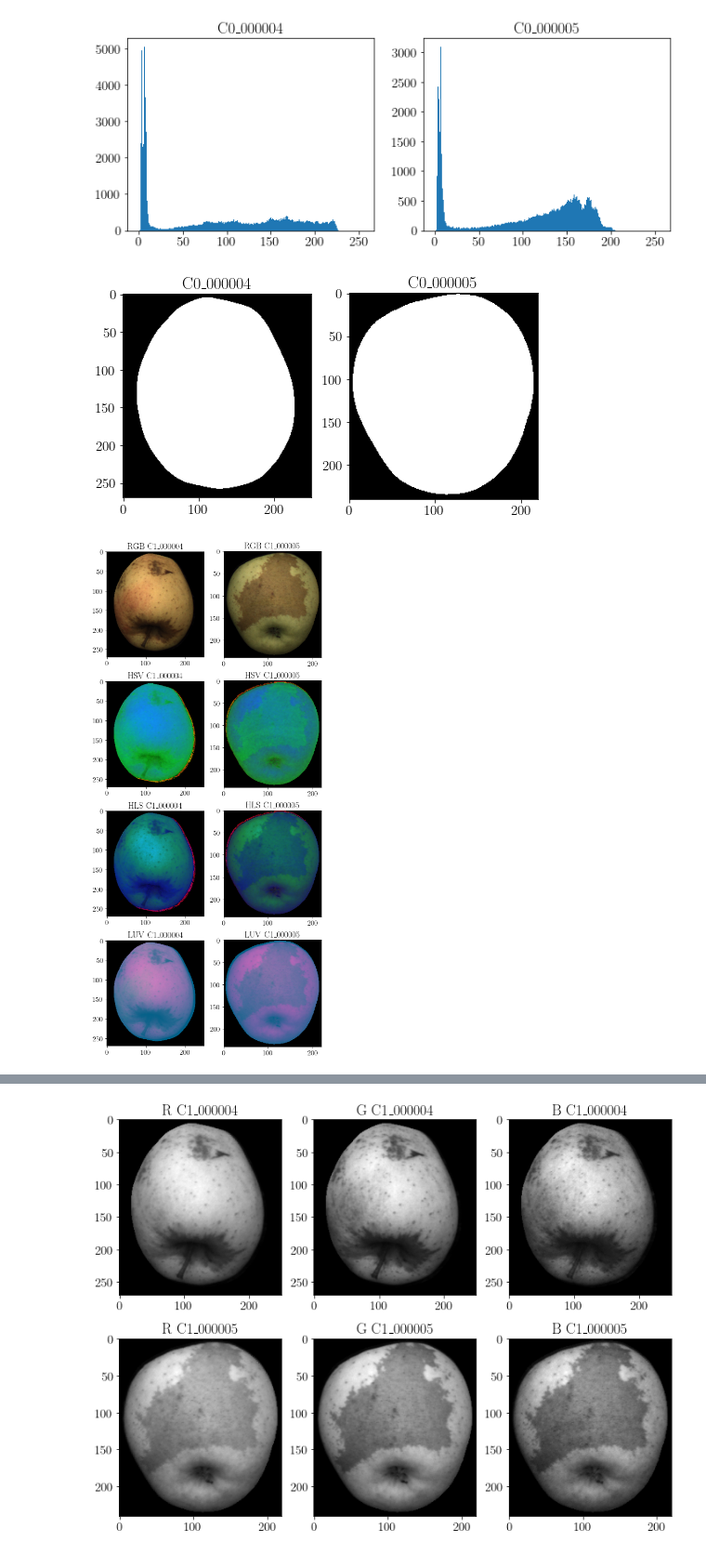
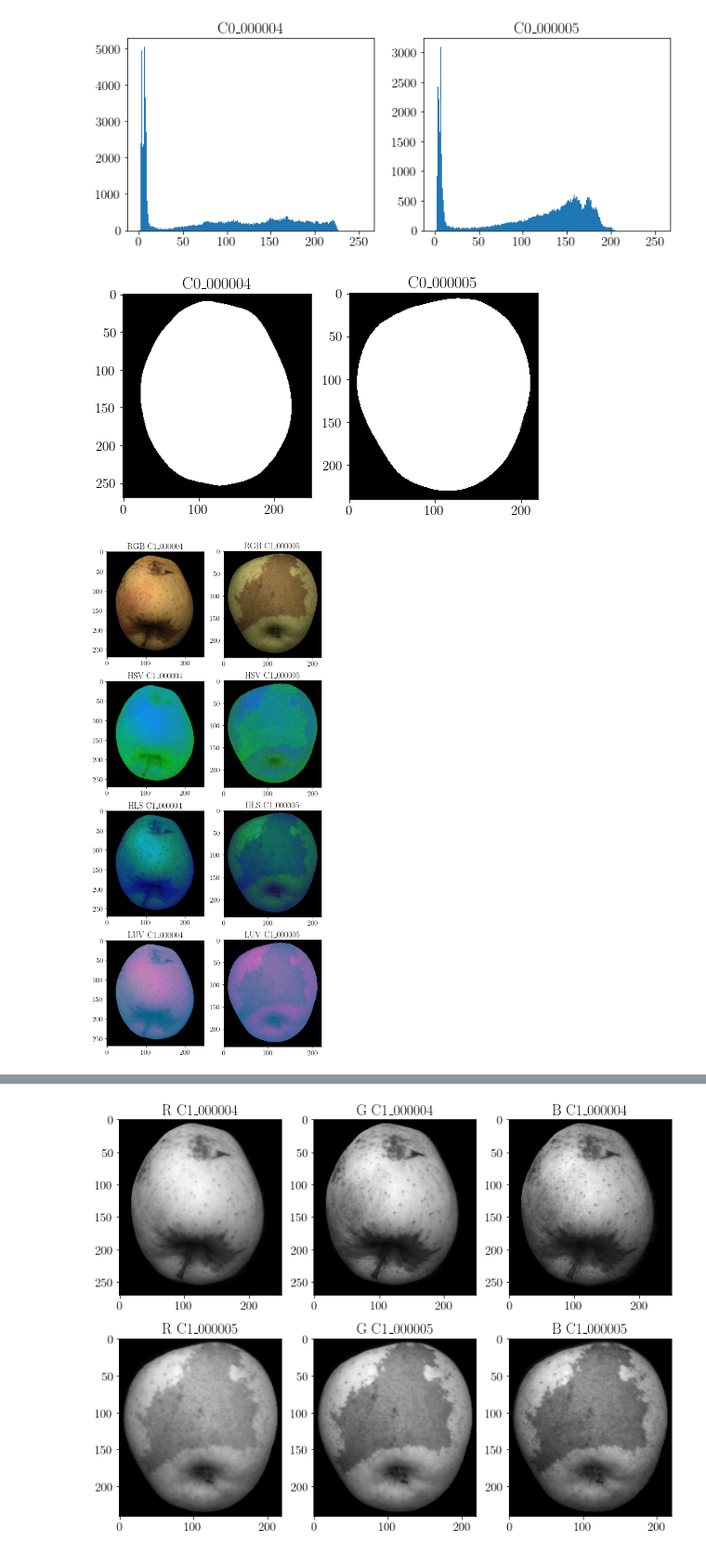
Before and after one commit to matteodonati/fruit_inspection, a Jupyter notebook: fruit_inspection.ipynb, the cells around one changed output, grey strips where cells are left out. Shown at 93% size. Saved outputs shown, nothing was run; the diff lists cells and outputs as text; code cells hidden in the pictures.

```diff
--- a/fruit_inspection.ipynb
+++ b/fruit_inspection.ipynb
@@ -86,15 +88,0 @@ plt.show()
-# %%
-# Defining the figure object to be displayed.
-fig, ax = plt.subplots(1, N_images, figsize = (16, 4))
-
-# Generating the intensity histogram related to the gray-scale images.
-for i in range(N_images):
-
-    # Adding the specific title.
-    ax[i].set_title(gray_scale_filenames[i])
-
-    # Adding the histogram to the figure.
-    ax[i].hist(gray_scale_images[i].flatten(), bins = range(256))
-
-# Showing the figure.
-plt.show()
@@ -181,18 +167,3 @@ for i in range(N_images):
 plt.show()
 # %% [output]
 [figure]
-# %%
-# Defining the figure object to be displayed.
-fig, ax = plt.subplots(1, N_images, figsize = (12, 5))
-
-# Showing the difference between the threshold masks and the fruit masks.
-for i in range(N_images):
-
-    # Adding the specific title.
-    ax[i].set_title(gray_scale_filenames[i])
-
-    # Plotting the computed binary mask.
-    ax[i].imshow(threshold_masks[i] != fruit_masks[i], cmap = "gray")
-
-# Showing the figure.
-plt.show()
@@ -394,29 +360,35 @@ plt.show()
 # %%
 # List of masks.
 fruit_masks = []
 
 # Defining the figure object to be displayed.
 fig, ax = plt.subplots(1, N_images, figsize = (8, 5))
 
 # Thesholding the gray-scale images.
 for i in range(N_images):
 
     # Applying Otsu's thresholding (https://docs.opencv.org/4.x/d7/d4d/tutorial_py_thresholding.html).
     threshold_value, binary_mask = cv2.threshold(f_gray_scale_images[i], 25, 255, cv2.THRESH_BINARY)
 
+    # Definition of an erosion kernel.
+    kernel = cv2.getStructuringElement(cv2.MORPH_ELLIPSE, (10, 10))
+
+    # Erosion of the binary mask.
+    binary_mask = cv2.erode(binary_mask, kernel, iterations = 1)
+
     # Appending the generated binary mask.
     fruit_masks.append(binary_mask)
 
     # Adding the specific title.
     ax[i].set_title(gray_scale_filenames[i])
 
     # Plotting the computed binary mask.
     ax[i].imshow(fruit_masks[i], cmap = "gray")
 
 # Showing the figure.
 plt.show()
 # %% [output]
-[figure, old version]
+[figure, new version]
 # %%
 # List of masked images.
 m_RGB_images = []
@@ -451,7 +423,7 @@ for i in range(N_images):
 # Showing the figure.
 plt.show()
 # %% [output]
-[figure, old version]
+[figure, new version]
 # %%
 # Defining the figure object to be displayed.
 fig, ax = plt.subplots(1, N_images, figsize = (8, 5))
```
Also changed, not shown: parts of 14 cells of this notebook.
